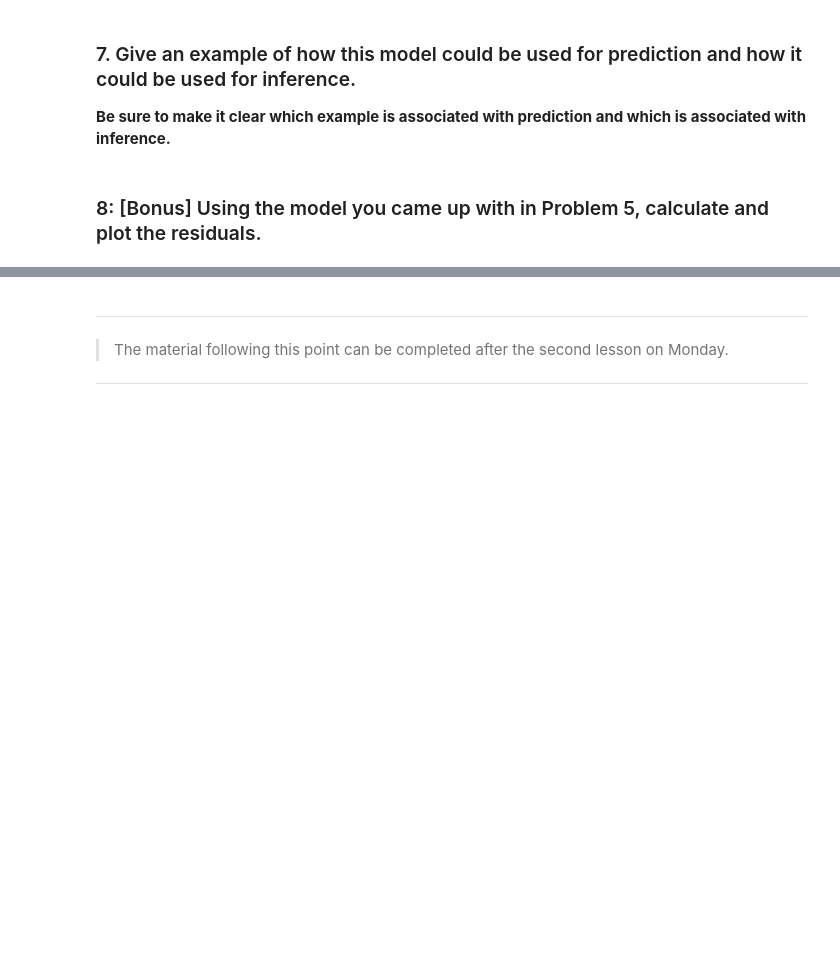
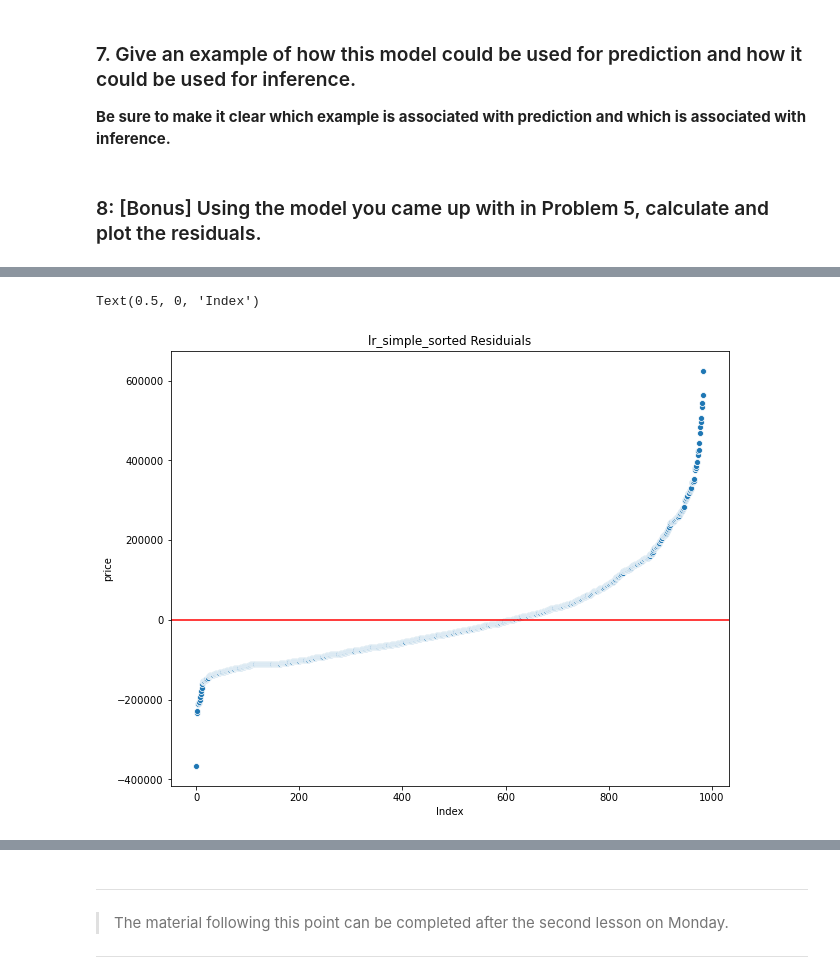
Before and after one commit to viviloaf/general-assembly, a Jupyter notebook: labs/3.01-lab-linear-regression-master/linear-regression-sacramento.ipynb, the cells around one changed output, grey strips where cells are left out. Saved outputs shown, nothing was run; the diff lists cells and outputs as text; code cells hidden in the pictures; blank space fills up the shorter version.

```diff
--- a/labs/3.01-lab-linear-regression-master/linear-regression-sacramento.ipynb
+++ b/labs/3.01-lab-linear-regression-master/linear-regression-sacramento.ipynb
@@ -327,0 +415,2 @@ plt.savefig('df_corr.png');
+# %%
+residuials_simple_sorted = pd.Series(residuials_simple.sort_values())
@@ -327,0 +432,8 @@ plt.savefig('df_corr.png');
+# %%
+plt.figure(figsize=(10,8))
+plt.title('lr_simple_sorted Residuials')
+sns.scatterplot(range(len(residuials_simple_sorted)), residuials_simple_sorted)
+plt.xlabel('Index')
+# %% [output]
+Text(0.5, 0, 'Index')
+[figure, added]
```
Also changed, not shown: parts of 43 cells of this notebook.
